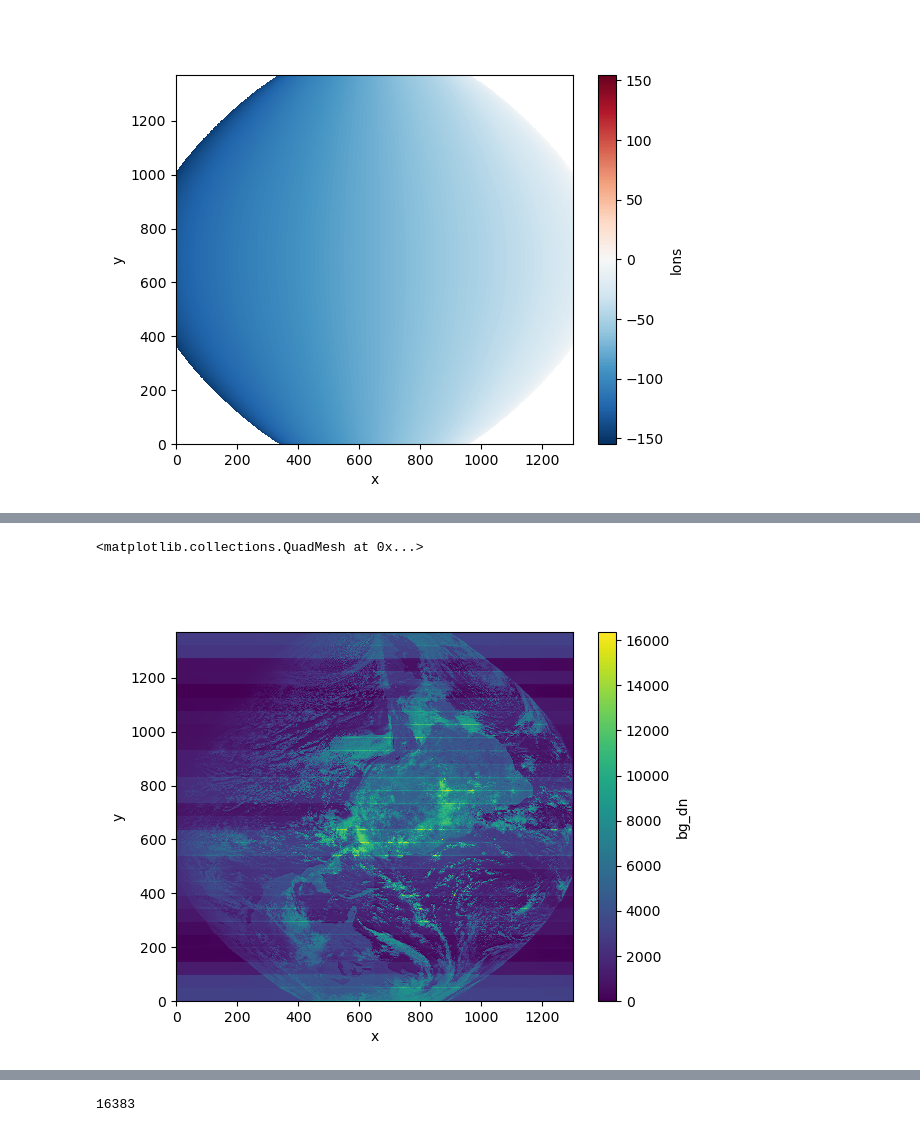
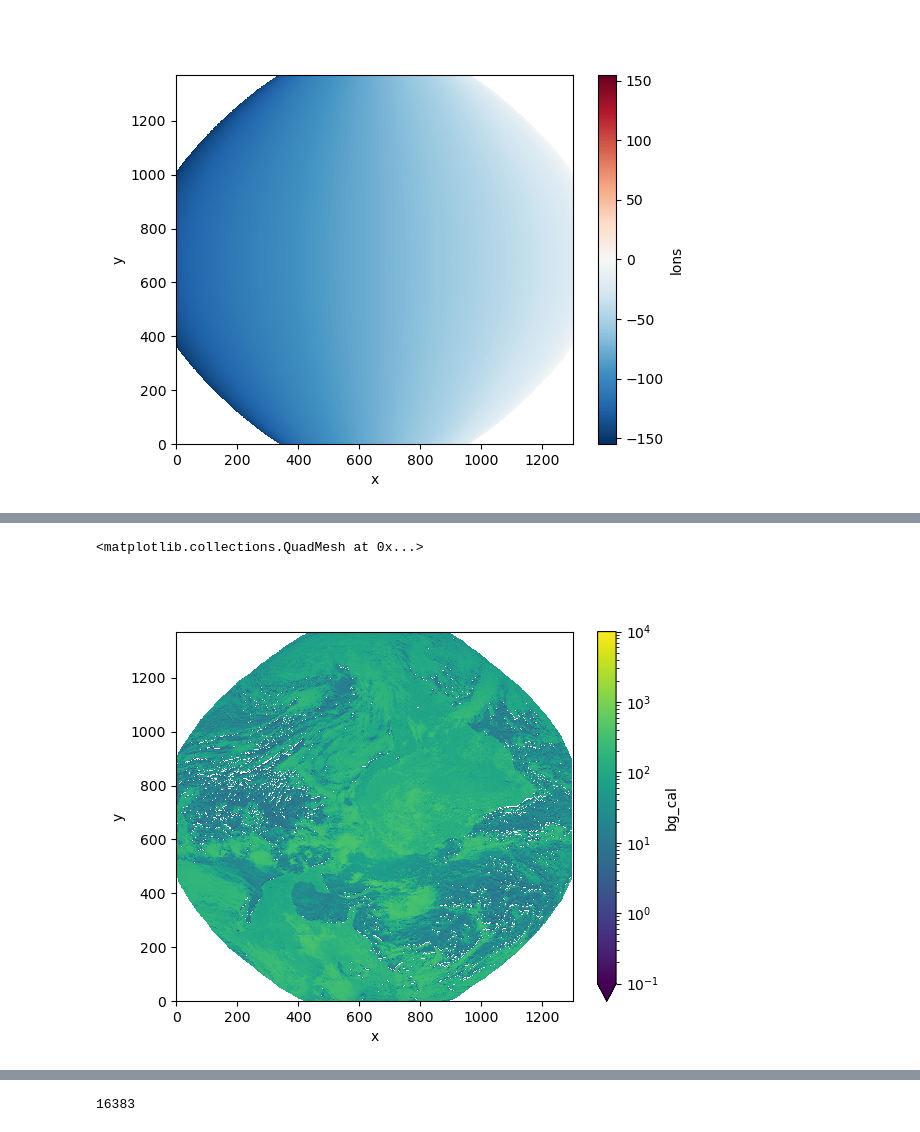
Before and after one commit to deeplycloudy/glmtools, a Jupyter notebook: examples/dqf/demo_dqf_create.ipynb, the cells around one changed output, grey strips where cells are left out. Drawn from its saved outputs; the diff is of its cells as text; code cells hidden in the pictures.

```diff
--- a/examples/dqf/demo_dqf_create.ipynb
+++ b/examples/dqf/demo_dqf_create.ipynb
@@ -39,7 +39,18 @@ from dqf import dqf_from_nav_background
 # %%
 import xarray as xr
 # ds_in = xr.open_dataset('/Users/ebruning/Downloads/glm_nav_cal_bg_test.nc').load()
-ds_in = xr.open_dataset('GLM-L0-Background_G16_20241161433087_dqp.nc').load()
+# ds_in = xr.open_dataset('GLM-L0-Background_G16_20241161533096_dqp.nc').load()
+
+# Check calibrated backgrounds after Bitzer implementation on 30 May
+# ds_in = xr.open_dataset('/data/GLM-back/calibrated-back/GLM-L0-Background_G16_20241521608073_dqp.nc').load()
+# ds_in = xr.open_dataset('/data/GLM-back/calibrated-back/GLM-L0-Background_G16_20241541621193_dqp.nc').load()
+
+
+# First ones with compression, bg_dn restored
+# ds_in = xr.open_dataset('/data/GLM-back/calibrated-back/GLM-L0-Background_G16_20241550216279_dqp.nc').load()
+# ds_in = xr.open_dataset('/data/GLM-back/calibrated-back/GLM-L0-Background_G16_20241551241370_dqp.nc').load()
+# ds_in = xr.open_dataset('/data/GLM-back/calibrated-back/GLM-L0-Background_G16_20241551446388_dqp.nc').load()
+ds_in = xr.open_dataset('/data/GLM-back/calibrated-back/GLM-L0-Background_G16_20241551646405_dqp.nc').load()
 # %%
 ds_in
 # %% [output]
@@ -97,8 +144,12 @@ ds_in.lons.plot()
 # %%
 from matplotlib.colors import LogNorm
-# energy_norm = LogNorm(vmin=5e-16, vmax=1e-13)
+energy_norm = LogNorm(vmin=5e-16, vmax=1e-13)
 plt.figure()
-ds_in.bg_dn.plot()#norm=energy_norm)
+# ds_in.bg_dn.plot()#norm=energy_norm)
+
+bg_radiance_scale_factor = 10000/(2**14-1)
+rad_norm = LogNorm(vmin=0.1, vmax=10000)
+(ds_in.bg_cal*bg_radiance_scale_factor).plot(norm=rad_norm)
 # %% [output]
 <matplotlib.collections.QuadMesh at 0x...>
-[figure, old version]
+[figure, new version]
```
Also changed, not shown: parts of 20 cells of this notebook, 1 other file.
